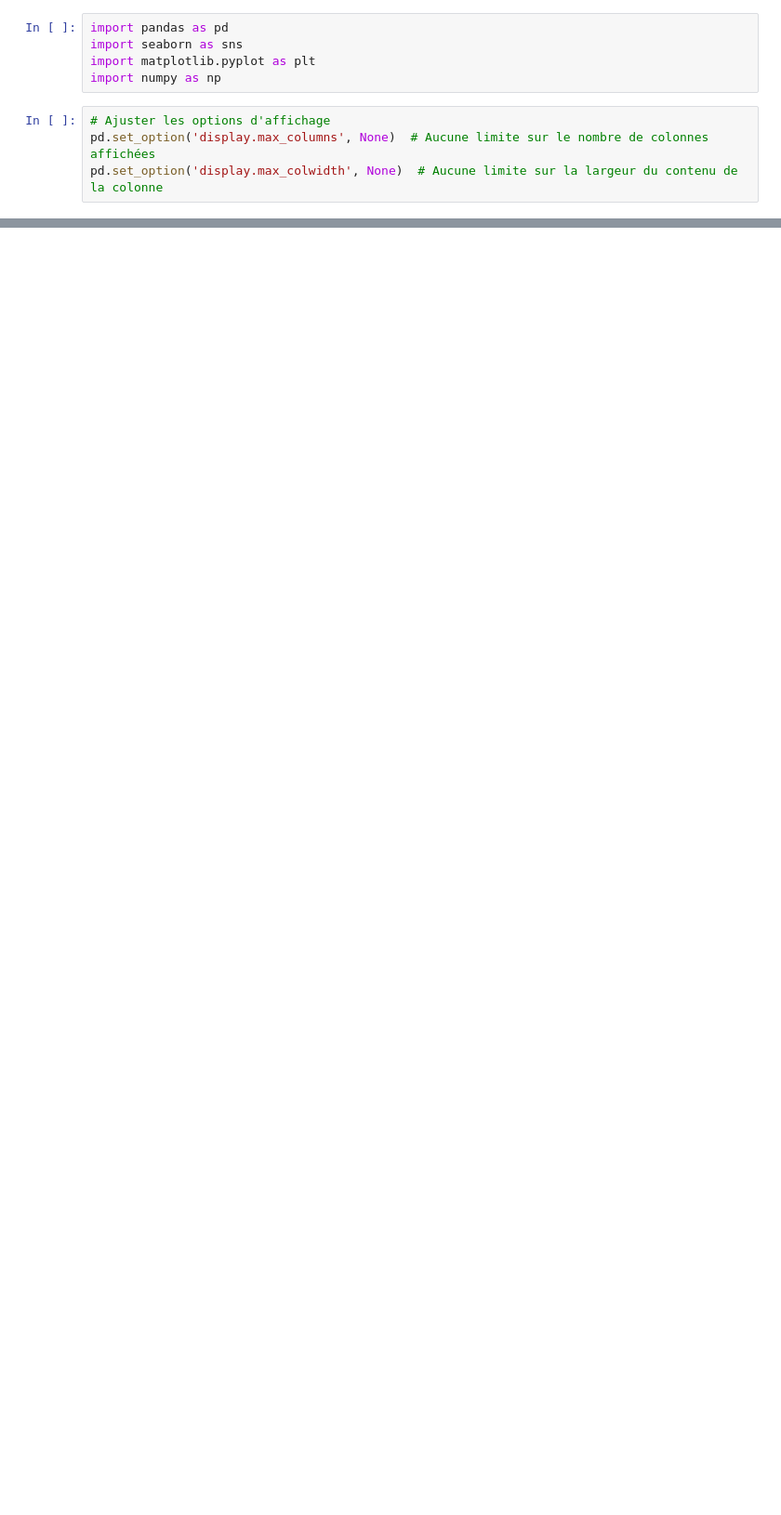
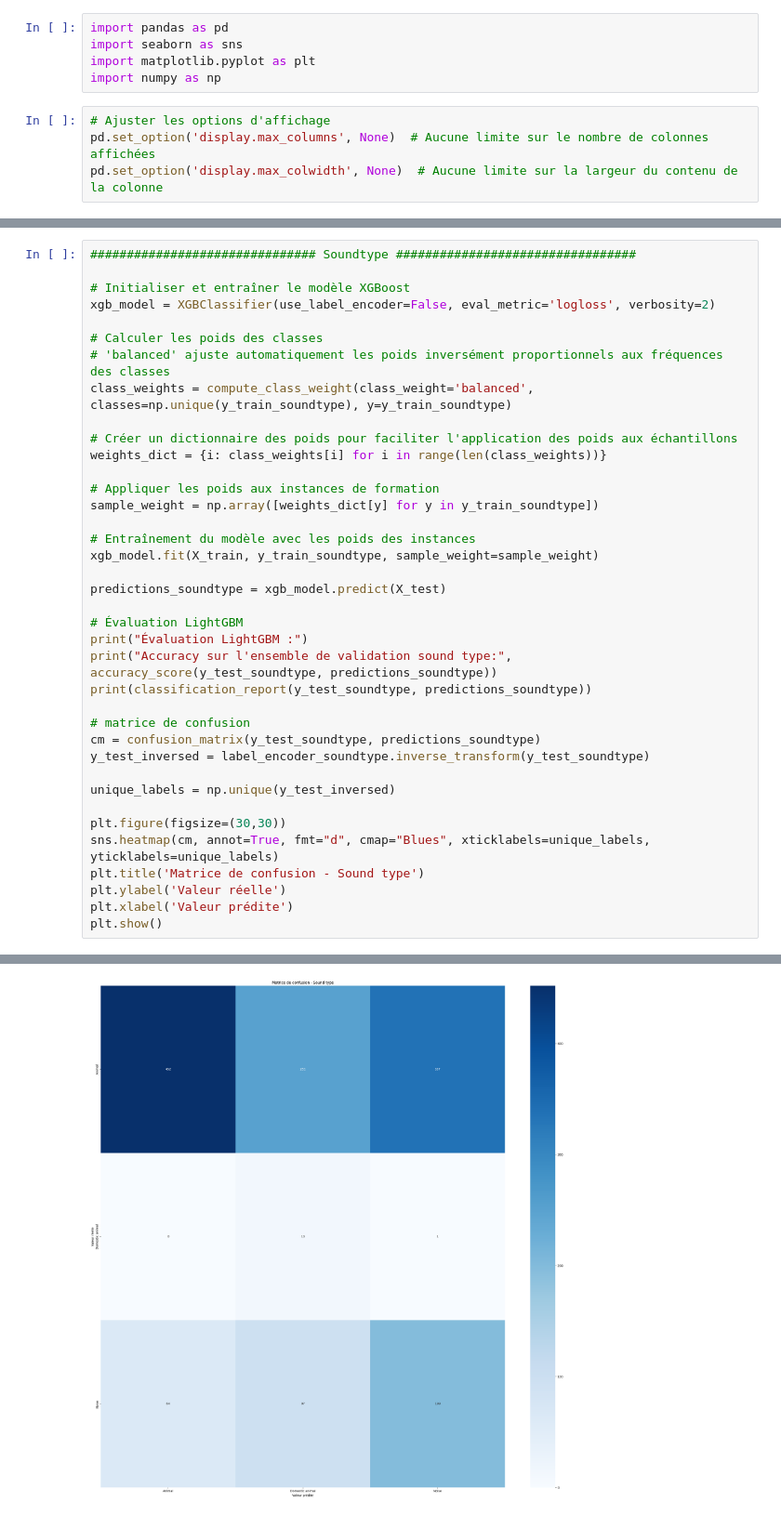
Before and after one commit to LorisGaven/OrthopteraStridulationClassifier, a Jupyter notebook: Notebooks/XgBoost/XgBoost_LGBM.ipynb, the cells around one changed output, grey strips where cells are left out. Shown at 93% size. Saved outputs shown, nothing was run; the diff lists cells and outputs as text; blank space fills up the shorter version.

Commit message:
ajout randomforest et modif xgboost

```diff
--- a/Notebooks/XgBoost/XgBoost_LGBM.ipynb
+++ b/Notebooks/XgBoost/XgBoost_LGBM.ipynb
@@ -180,0 +153,39 @@ plt.show()
+# %%
+############################### Soundtype #################################
+
+# Initialiser et entraîner le modèle XGBoost
+xgb_model = XGBClassifier(use_label_encoder=False, eval_metric='logloss', verbosity=2)
+
+# Calculer les poids des classes
+# 'balanced' ajuste automatiquement les poids inversément proportionnels aux fréquences des classes
+class_weights = compute_class_weight(class_weight='balanced', classes=np.unique(y_train_soundtype), y=y_train_soundtype)
+
+# Créer un dictionnaire des poids pour faciliter l'application des poids aux échantillons
+weights_dict = {i: class_weights[i] for i in range(len(class_weights))}
+
+# Appliquer les poids aux instances de formation
+sample_weight = np.array([weights_dict[y] for y in y_train_soundtype])
+
+# Entraînement du modèle avec les poids des instances
+xgb_model.fit(X_train, y_train_soundtype, sample_weight=sample_weight)
+
+predictions_soundtype = xgb_model.predict(X_test)
+
+# Évaluation LightGBM
+print("Évaluation LightGBM :")
+print("Accuracy sur l'ensemble de validation sound type:", accuracy_score(y_test_soundtype, predictions_soundtype))
+print(classification_report(y_test_soundtype, predictions_soundtype))
+
+# matrice de confusion
+cm = confusion_matrix(y_test_soundtype, predictions_soundtype)
+y_test_inversed = label_encoder_soundtype.inverse_transform(y_test_soundtype)
+
+unique_labels = np.unique(y_test_inversed)
+
+plt.figure(figsize=(30,30))
+sns.heatmap(cm, annot=True, fmt="d", cmap="Blues", xticklabels=unique_labels, yticklabels=unique_labels)
+plt.title('Matrice de confusion - Sound type')
+plt.ylabel('Valeur réelle')
+plt.xlabel('Valeur prédite')
+plt.show()
+# %% [output]
@@ -180,0 +203 @@ plt.show()
+[figure, added]
```
Also changed, not shown: parts of 12 cells of this notebook, 3 other files.
